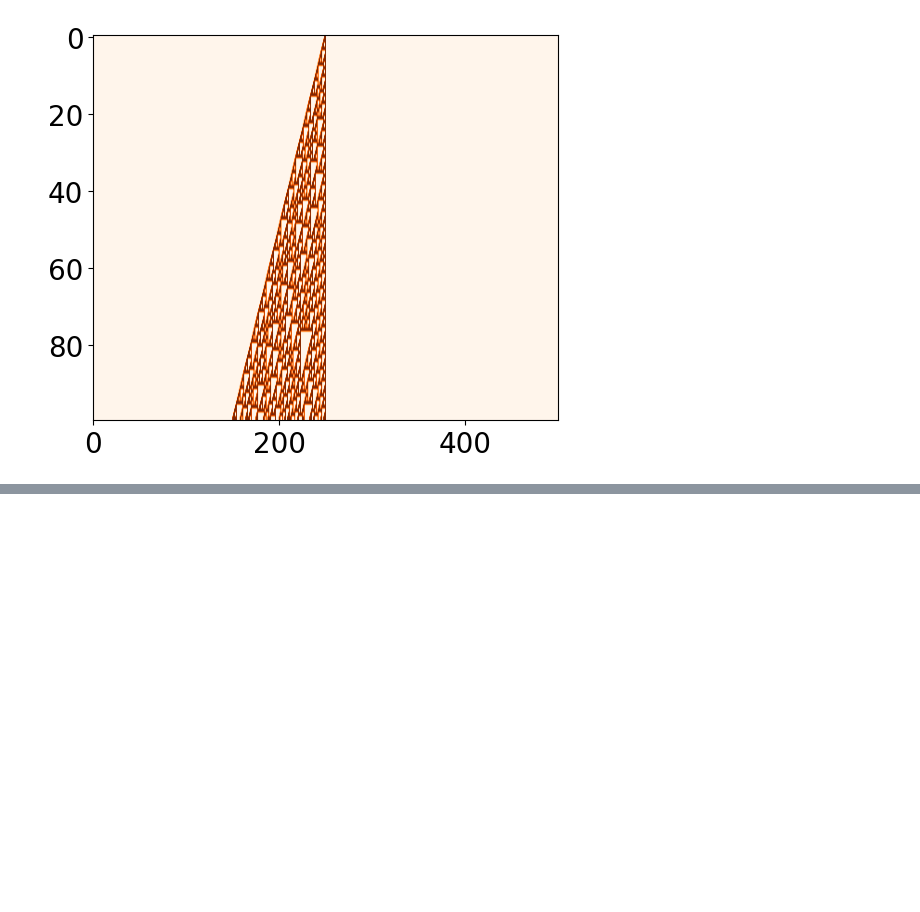
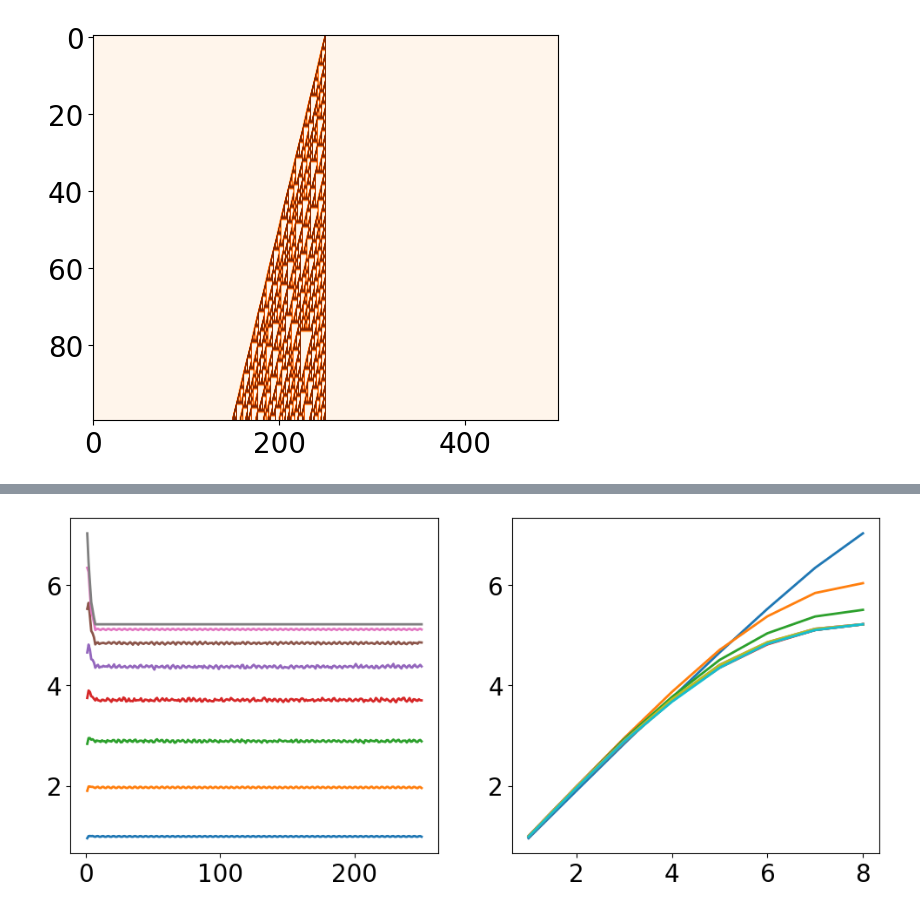
Before and after one commit to zsxqblz/classical_hayden_preskill, a Jupyter notebook: visualization/visualization_240303.ipynb, the cells around one changed output, grey strips where cells are left out. Cells and saved outputs as stored; diff of their text form; code cells hidden in the pictures; blank space fills up the shorter version.

```diff
--- a/visualization/visualization_240303.ipynb
+++ b/visualization/visualization_240303.ipynb
@@ -62,0 +68,11 @@ plt.colorbar()
+# %%
+plt.rcParams["figure.figsize"] = (12,5)
+plt.subplot(1,2,1)
+for i in range(0,nAsites,1):
+    plt.plot(nstep_l,S_ave_arr[i,:])
+    # plt.xlim([0,300])
+plt.subplot(1,2,2)
+for i in range(0,20,2):
+    plt.plot(nmeas_l,S_ave_arr[:,i])
+# %% [output]
+[figure, added]
```
Also changed, not shown: parts of 24 cells of this notebook, 5 other files.
